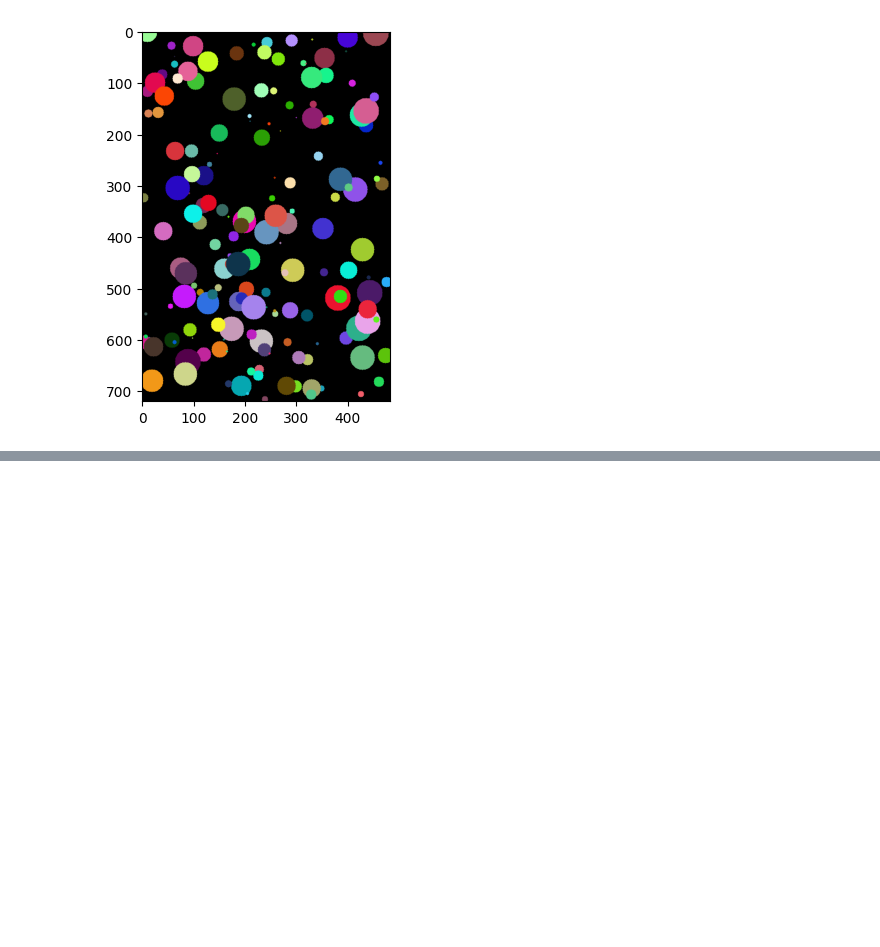
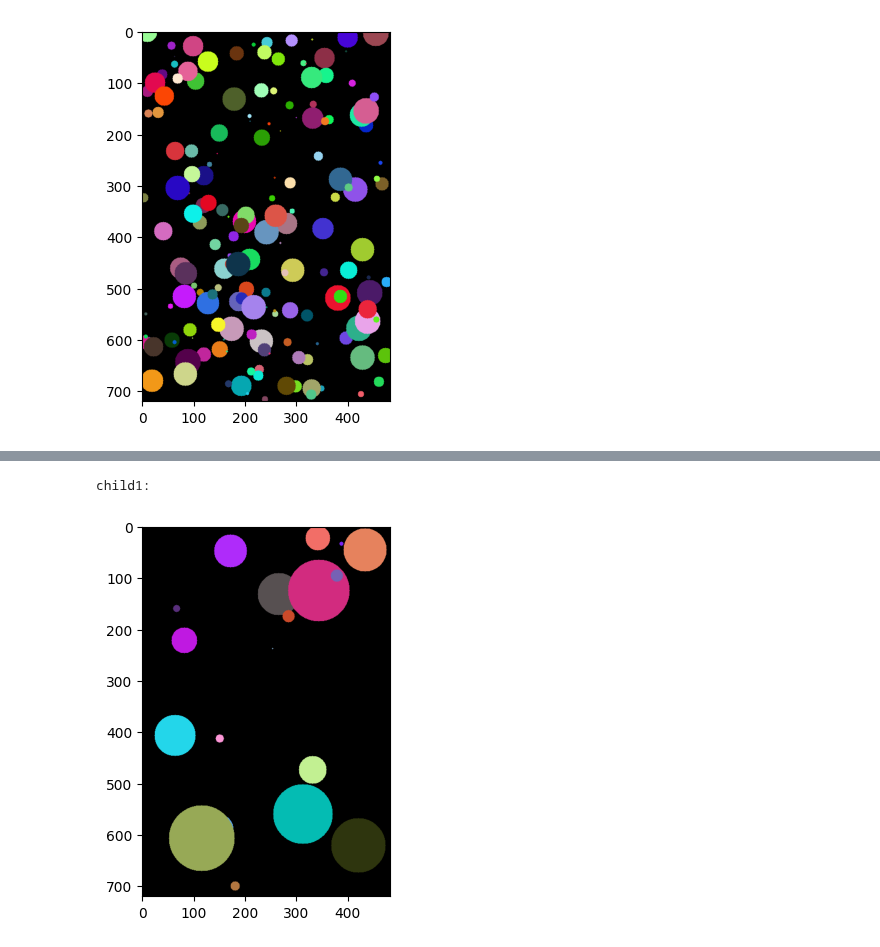
Before and after one commit to michalfica/algorytmy-ewolucyjne---projekt-, a Jupyter notebook: projekt/testing.ipynb, the cells around one changed output, grey strips where cells are left out. Cells and saved outputs as stored; diff of their text form; code cells hidden in the pictures; blank space fills up the shorter version.

```diff
--- a/projekt/testing.ipynb
+++ b/projekt/testing.ipynb
@@ -70,0 +99,6 @@ odleglosc do manalisy to:  76400064
+# %%
+print('child1: ')
+c1.show_image()
+# %% [output]
+child1:
+[figure, added]
```
Also changed, not shown: parts of 8 cells of this notebook, 4 other files.
